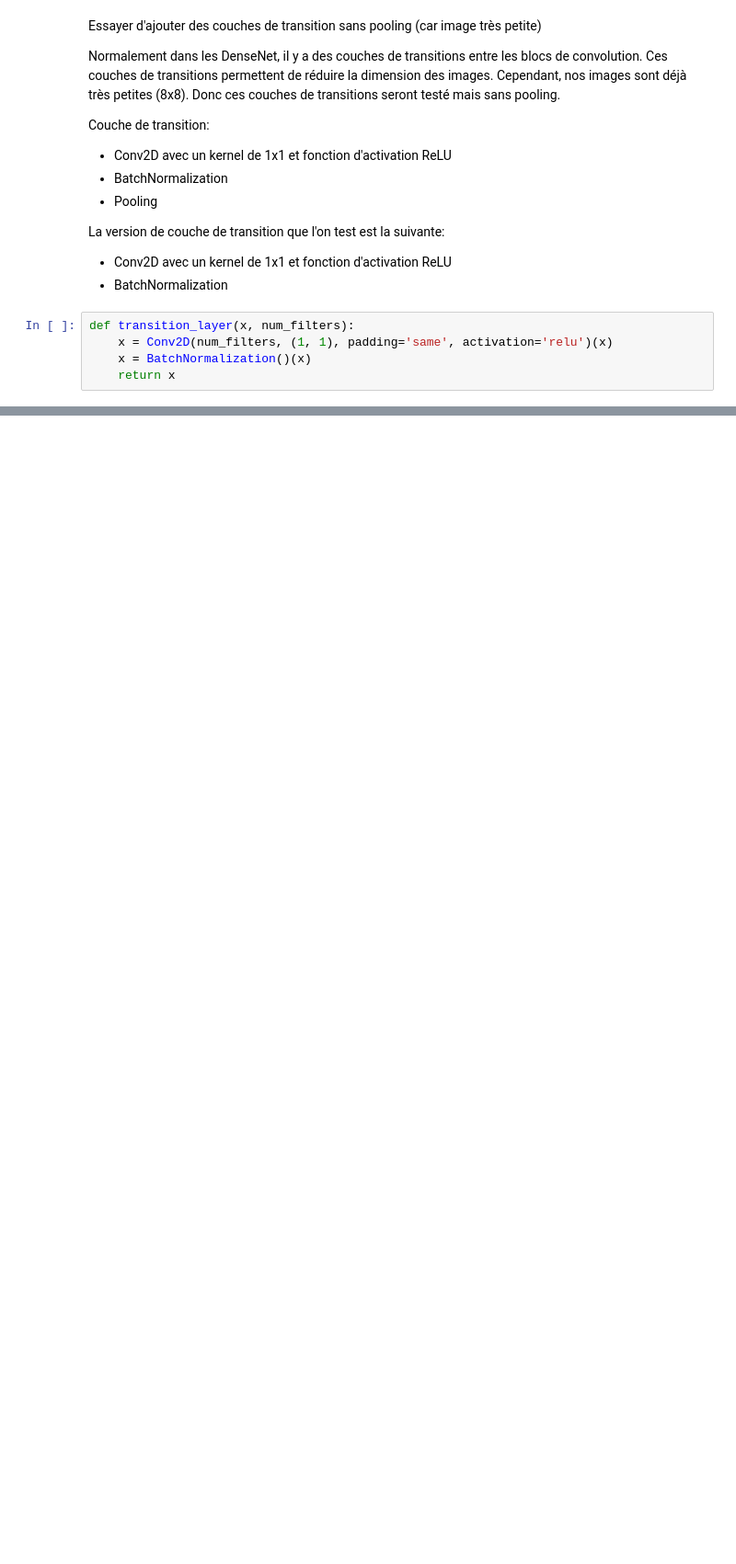
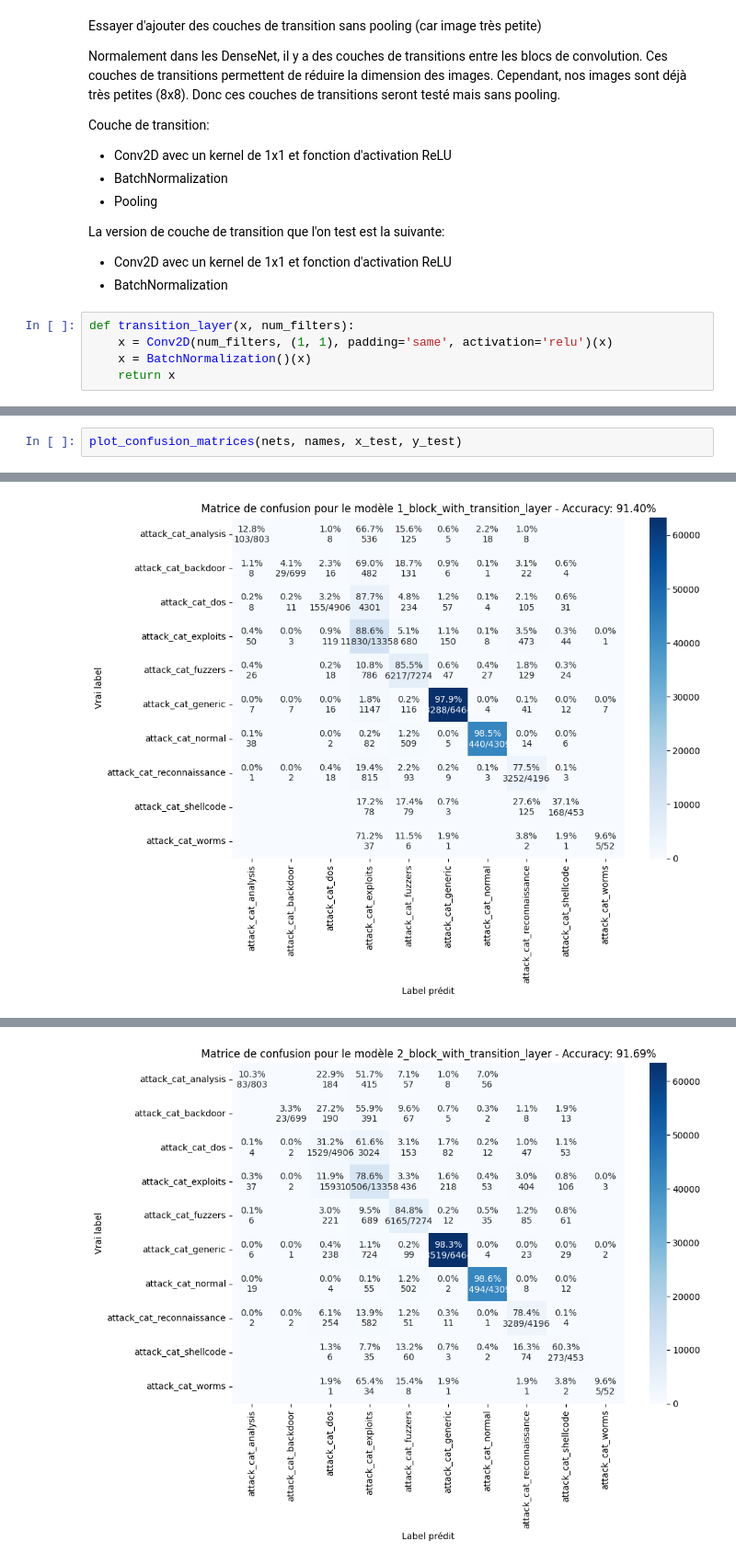
Before and after one commit to TWAAXOne/Network-intrusion-detection-with-machine-learning, a Jupyter notebook: CNN_Mutliclass.ipynb, the cells around one changed output, grey strips where cells are left out. Shown at 92% size. Cells and saved outputs as stored; diff of their text form; blank space fills up the shorter version.

```diff
--- a/CNN_Mutliclass.ipynb
+++ b/CNN_Mutliclass.ipynb
@@ -745,0 +807,3 @@ print(df_sorted)
+# %%
+plot_confusion_matrices(nets, names, x_test, y_test)
+# %% [output]
@@ -745,0 +811 @@ print(df_sorted)
+[figure, added]
@@ -745,0 +813 @@ print(df_sorted)
+[figure, added]
```
Also changed, not shown: parts of 8 cells of this notebook.
